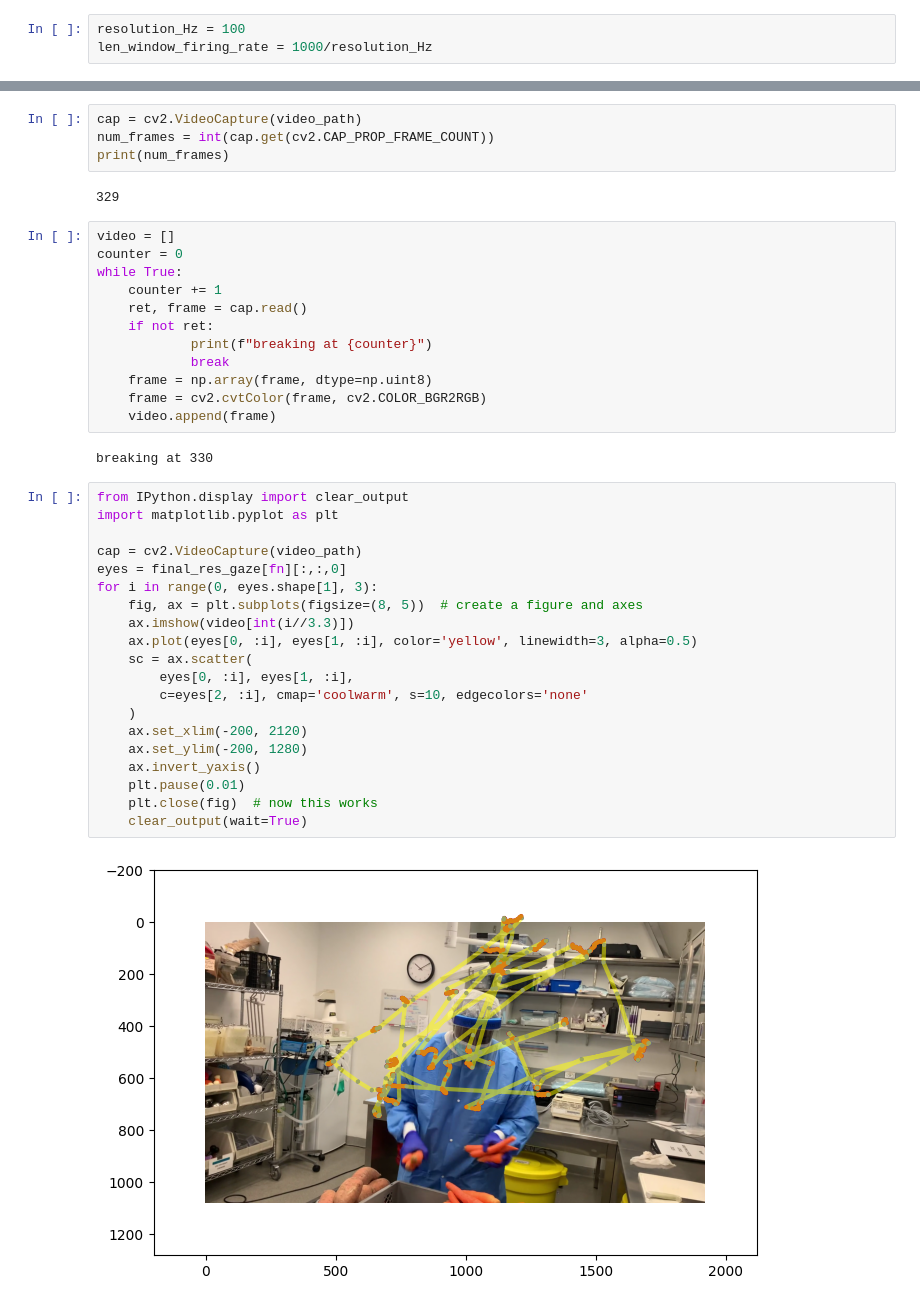
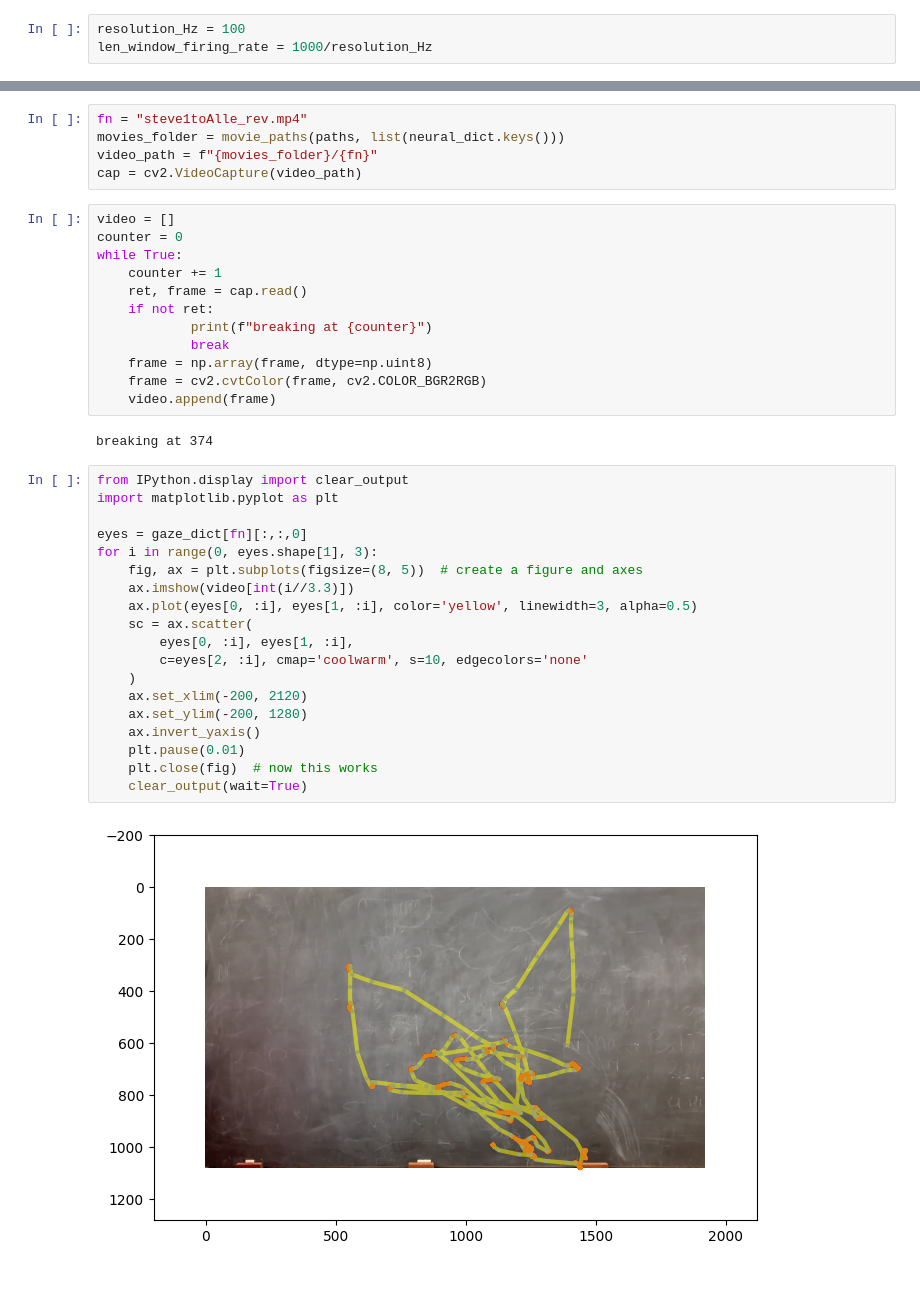
Before and after one commit to TizianoCausin01/temporal_context, a Jupyter notebook: python_scripts/scripts/extract_saccades_fixations.ipynb, the cells around one changed output, grey strips where cells are left out. Saved outputs shown, nothing was run; the diff lists cells and outputs as text.

```diff
--- a/python_scripts/scripts/extract_saccades_fixations.ipynb
+++ b/python_scripts/scripts/extract_saccades_fixations.ipynb
@@ -172,9 +65,8 @@ round(17.9)
-# %%
-cap = cv2.VideoCapture(video_path)
-num_frames = int(cap.get(cv2.CAP_PROP_FRAME_COUNT))
-print(num_frames)
-# %% [output]
-329
+# %%
+fn = "steve1toAlle_rev.mp4"
+movies_folder = movie_paths(paths, list(neural_dict.keys()))
+video_path = f"{movies_folder}/{fn}"
+cap = cv2.VideoCapture(video_path)
 # %%
 video = []
 counter = 0
@@ -188,26 +80,25 @@ while True:
     frame = cv2.cvtColor(frame, cv2.COLOR_BGR2RGB)
     video.append(frame)
 # %% [output]
-breaking at 330
+breaking at 374
 # %%
 from IPython.display import clear_output
 import matplotlib.pyplot as plt
 
-cap = cv2.VideoCapture(video_path)
-eyes = final_res_gaze[fn][:,:,0]
+eyes = gaze_dict[fn][:,:,0]
 for i in range(0, eyes.shape[1], 3):
     fig, ax = plt.subplots(figsize=(8, 5))  # create a figure and axes
     ax.imshow(video[int(i//3.3)])
     ax.plot(eyes[0, :i], eyes[1, :i], color='yellow', linewidth=3, alpha=0.5)
     sc = ax.scatter(
         eyes[0, :i], eyes[1, :i],
         c=eyes[2, :i], cmap='coolwarm', s=10, edgecolors='none'
     )
     ax.set_xlim(-200, 2120)
     ax.set_ylim(-200, 1280)
     ax.invert_yaxis()
     plt.pause(0.01)
     plt.close(fig)  # now this works
     clear_output(wait=True)
 # %% [output]
-[figure, old version]
+[figure, new version]
```
Also changed, not shown: parts of 12 cells of this notebook, 1 other file.
